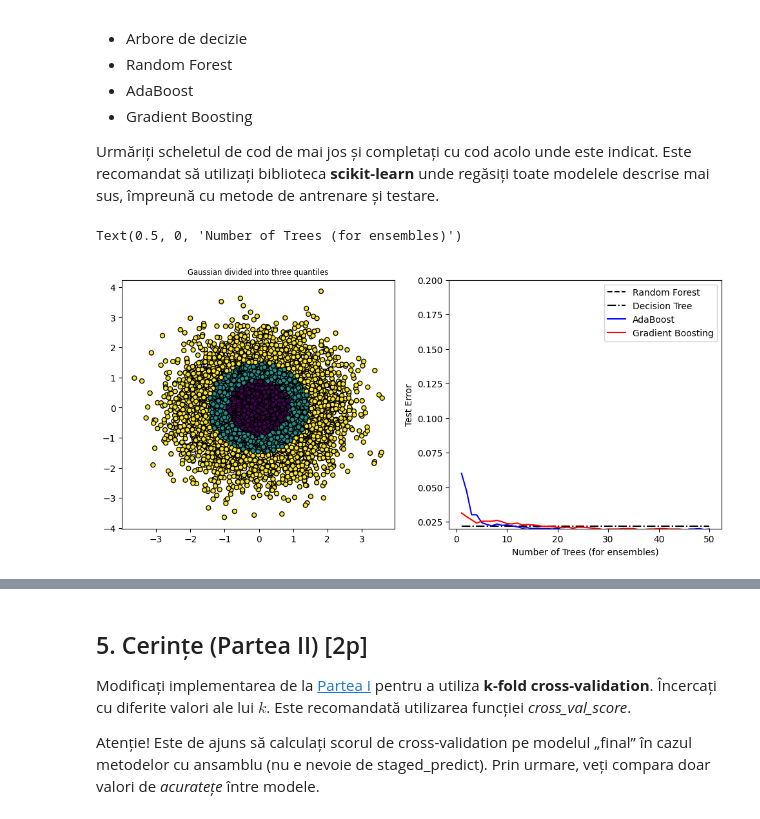
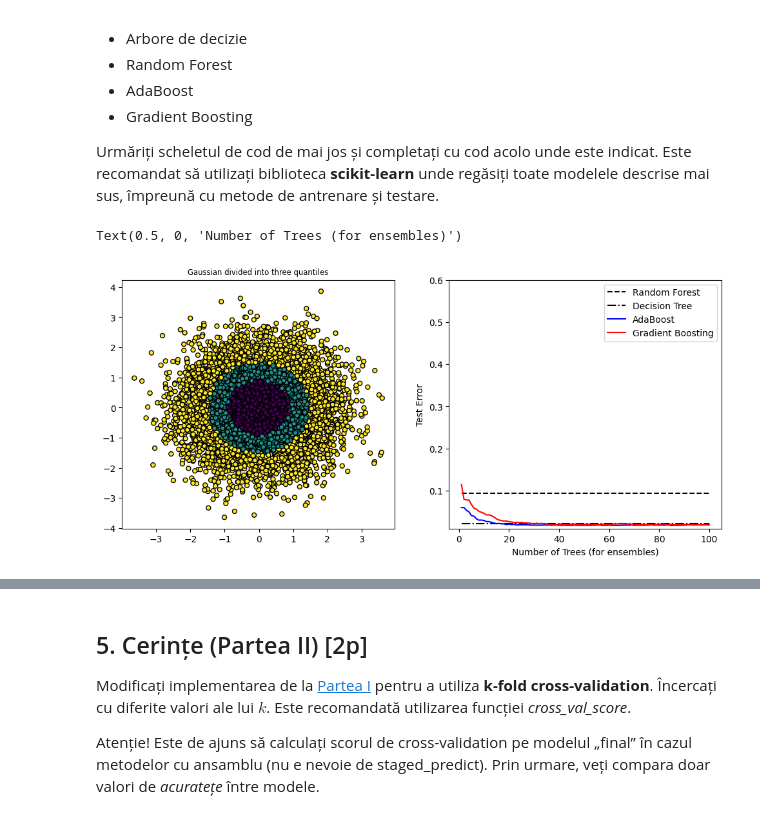
Before and after one commit to monica-raluca/ML, a Jupyter notebook: lab/lab4/Laborator_4-Skel.ipynb, the cells around one changed output, grey strips where cells are left out. Cells and saved outputs as stored; diff of their text form; code cells hidden in the pictures.

```diff
--- a/lab/lab4/Laborator_4-Skel.ipynb
+++ b/lab/lab4/Laborator_4-Skel.ipynb
@@ -98,25 +98,25 @@ X_train, X_test, y_train, y_test = train_test_split(X, y, test_size=split_percen
 
 # TODO 2 - Definiți modelele și dați valori parametrilor (importanți) ai acestora.
 # De exemplu, numărul de clasificatori slabi (n_estimators, dacă este cazul) pentru fiecare dintre modele.
-decision_tree = DecisionTreeClassifier(max_depth=15, random_state=19)
+decision_tree = DecisionTreeClassifier(random_state=19)
 
 random_forest = RandomForestClassifier(
-    n_estimators=50,
-    max_depth=15,
+    n_estimators=100,
+    max_depth=5,
     random_state=19
 )
 
 adaboost = AdaBoostClassifier(
     estimator=DecisionTreeClassifier(max_depth=10),
-    n_estimators=50,
-    learning_rate=0.5,
+    n_estimators=100,
+    learning_rate=0.1,
     random_state=19
 )
 
 gradient_boosting = GradientBoostingClassifier(
-    n_estimators=50,
-    learning_rate=0.1,
-    max_depth=10,
+    n_estimators=100,
+    learning_rate=0.2,
+    max_depth=5,
     random_state=19
 )
 
@@ -157,35 +157,35 @@ N = max(len(adaboost_errors), len(gradient_boosting_errors))
 random_forest_errors = [random_forest_error] * N
 decision_tree_errors = [decision_tree_error] * N
 
 # TODO 5 - Variați numărul de estimatori (și alți parametri relevanți) ai metodelor cu ansamblu și
 # explicați rezultatele
 
 plt.figure(figsize=(12, 5))
 
 plt.subplot(121)
 plt.title("Gaussian divided into three quantiles", fontsize='small')
 plt.scatter(X[:, 0], X[:, 1], marker='o', c=y, s=25, edgecolor='k')
 
 plt.subplot(122)
 plt.plot(range(1, len(random_forest_errors) + 1),
          random_forest_errors, c='black',
          linestyle='dashed', label='Random Forest')
 plt.plot(range(1, len(decision_tree_errors) + 1),
          decision_tree_errors, c='black',
          linestyle='-.', label='Decision Tree')
 plt.plot(range(1, len(adaboost_errors) + 1),
          adaboost_errors, c='blue',
          linestyle='-', label='AdaBoost')
 plt.plot(range(1, len(gradient_boosting_errors) + 1),
          gradient_boosting_errors, c='red',
          linestyle='-', label='Gradient Boosting')
 plt.legend()
-plt.ylim(0.02, 0.2)
+plt.ylim(0.01, 0.6)
 plt.ylabel('Test Error')
 plt.xlabel('Number of Trees (for ensembles)')
 # %% [output]
 Text(0.5, 0, 'Number of Trees (for ensembles)')
-[figure, old version]
+[figure, new version]
 # %% [markdown]
 ## 4. Noțiuni teoretice despre Cross-Validation
 După cum știm din laboratoarele trecute, seturile de date trebuie împărțite (aleator) în (minim) două sub-seturi de date: unul pentru _antrenare_ și unul pentru _testare_. Motivul acestei împărțiri este că ne dorim să aflăm comportamentul modelului antrenat pe un set de date necunoscut (neutilizat la antrenare) pentru a estima care este capacitatea acestuia de a generaliza (cum se va comporta pe date complet noi odată ce va fi pus în producție).
```
